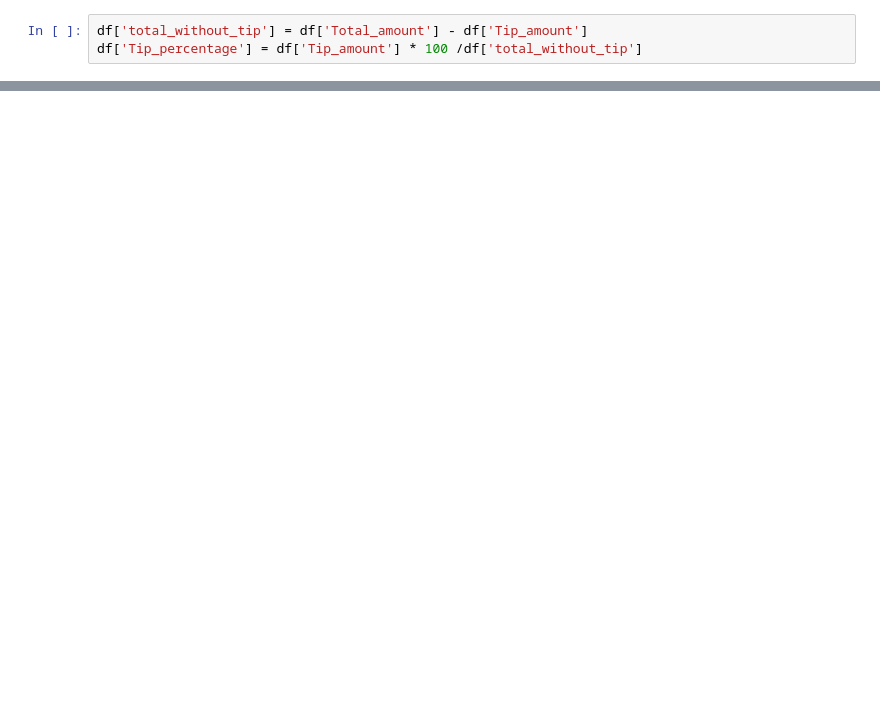
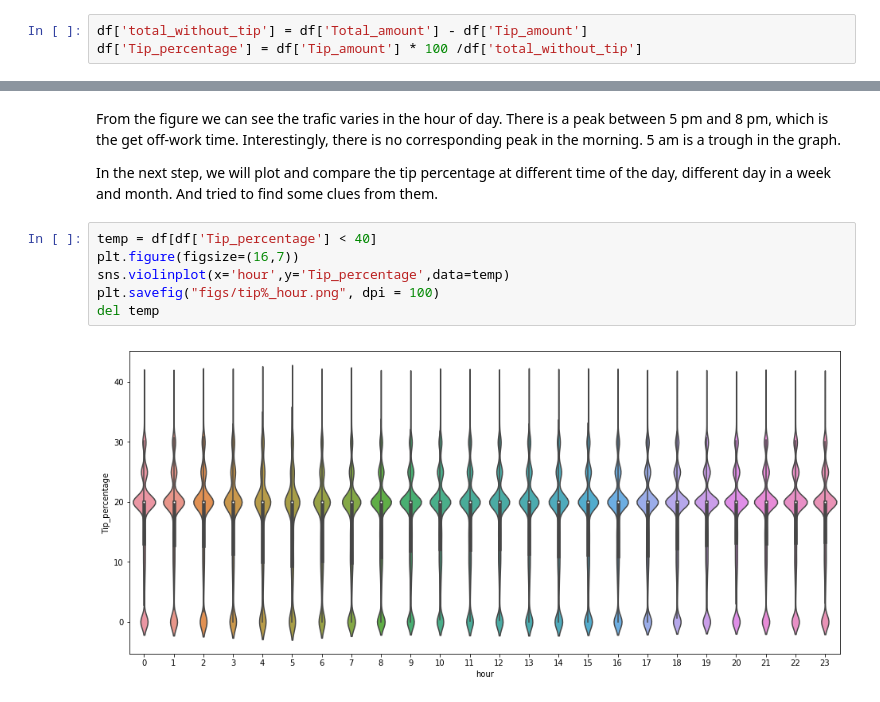
Before and after one commit to amartya21/codingrex.github.io, a Jupyter notebook: Final_Project.ipynb, the cells around one changed output, grey strips where cells are left out. Drawn from its saved outputs; the diff is of its cells as text; blank space fills up the shorter version.

```diff
--- a/Final_Project.ipynb
+++ b/Final_Project.ipynb
@@ -616,0 +342,12 @@ Our hyphothesis on speed is based on the total traffic as each hour. We can plot
+# %% [markdown]
+From the figure we can see the trafic varies in the hour of day. There is a peak between 5 pm and 8 pm, which is the get off-work time. Interestingly, there is no corresponding peak in the morning. 5 am is a trough in the graph.
+
+In the next step, we will plot and compare the tip percentage at different time of the day, different day in a week and month. And tried to find some clues from them.
+# %%
+temp = df[df['Tip_percentage'] < 40]
+plt.figure(figsize=(16,7))
+sns.violinplot(x='hour',y='Tip_percentage',data=temp)
+plt.savefig("figs/tip%_hour.png", dpi = 100)
+del temp
+# %% [output]
+[figure, added]
```
Also changed, not shown: parts of 139 cells of this notebook.
